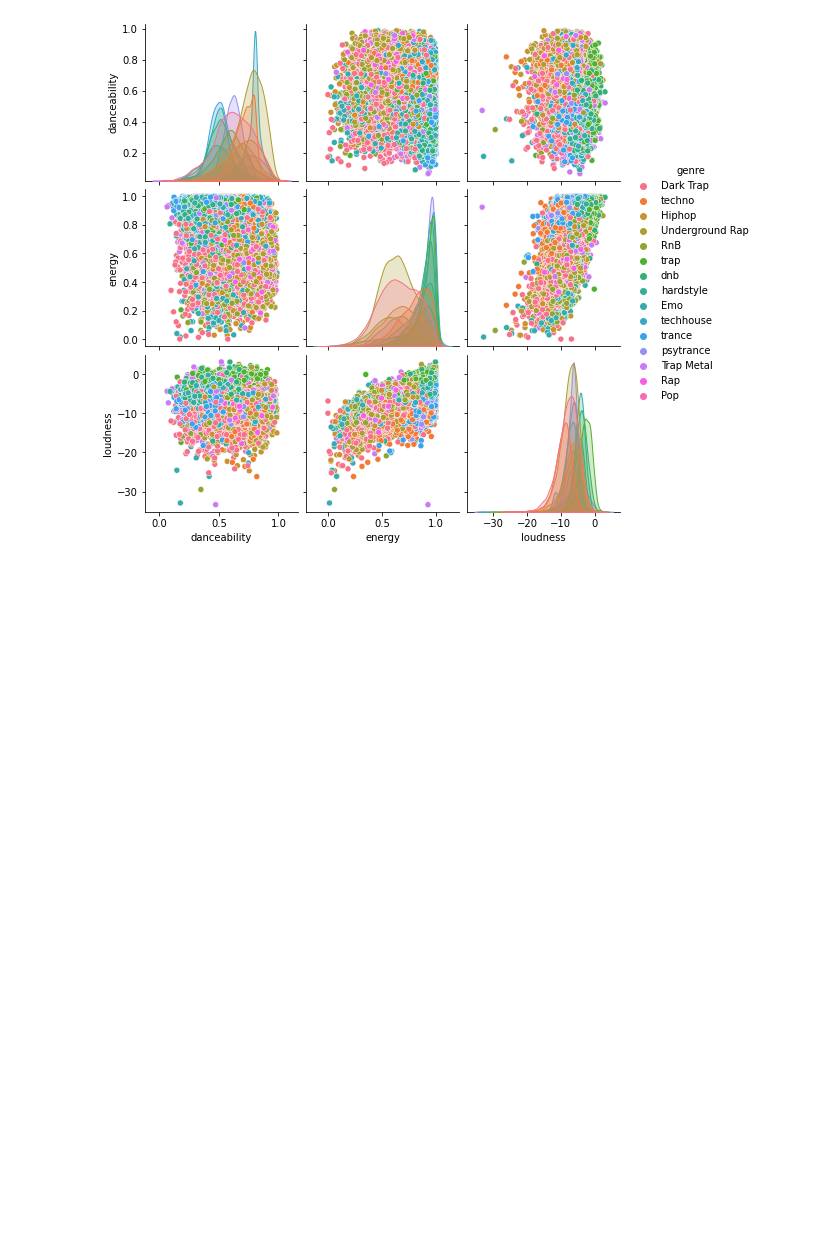
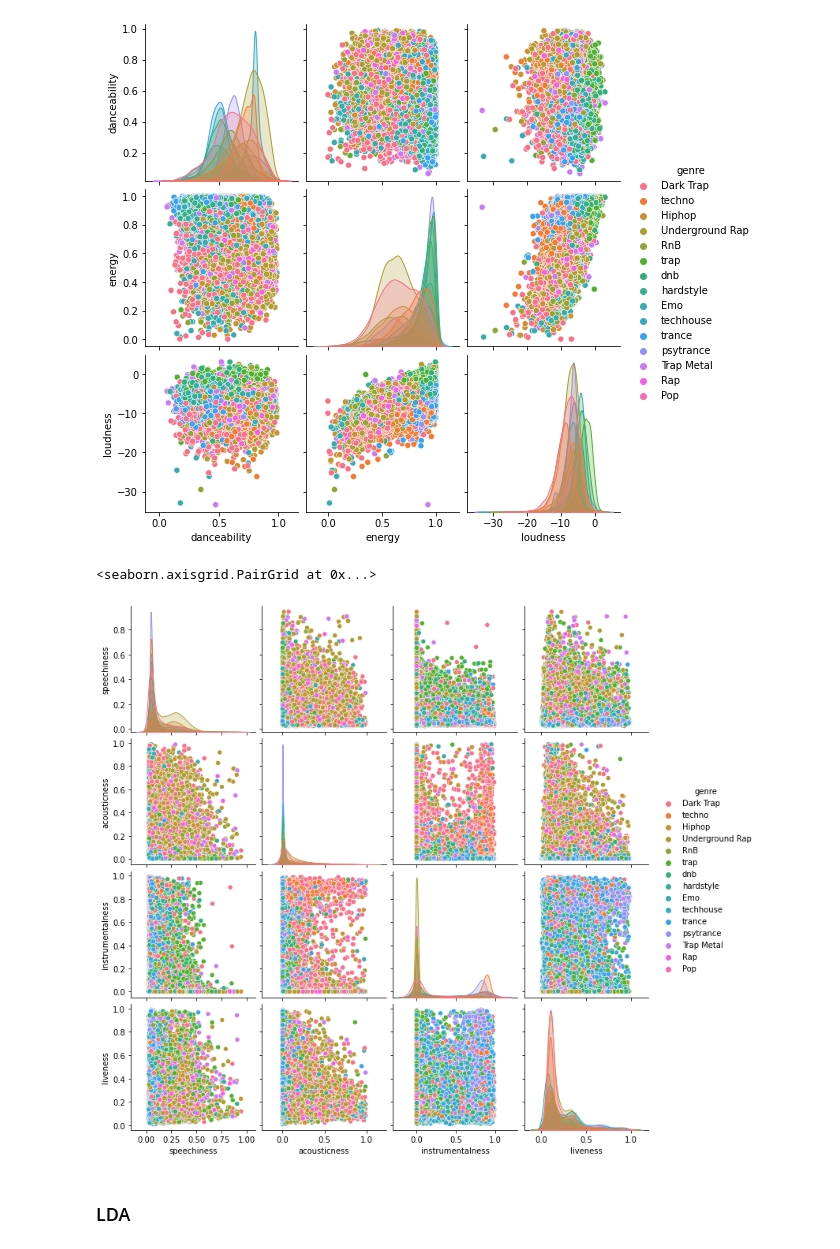
Before and after one commit to SYusupov/Spotify_Songs_Classification, a Jupyter notebook: exploring.ipynb, the cells around one changed output. Saved outputs shown, nothing was run; the diff lists cells and outputs as text; code cells hidden in the pictures; blank space fills up the shorter version.

```diff
--- a/exploring.ipynb
+++ b/exploring.ipynb
@@ -302,2 +306,11 @@ df = pd.read_csv("archive/genres_v3.csv")
+# %%
+key_dummies = pd.get_dummies(df.key, prefix="key")
+df = pd.concat([df, key_dummies], axis='columns')
+df = df.drop(['key'], axis='columns')
+
+dummies = pd.get_dummies(df.time_signature, prefix="signature")
+df = pd.concat([df, dummies], axis='columns')
+df = df.drop(['time_signature'], axis='columns')
+df.to_csv("archive/genres_dummyKey.csv")
 # %% [markdown]
 ## Classification into Genres
@@ -313,5 +333,11 @@ sns.pairplot(data=df[columns], hue='genre')
 # %% [output]
 <seaborn.axisgrid.PairGrid at 0x...>
 [figure]
+# %%
+columns = ['speechiness','acousticness', 'instrumentalness', 'liveness','genre']
+sns.pairplot(data=df[columns], hue='genre')
+# %% [output]
+<seaborn.axisgrid.PairGrid at 0x...>
+[figure, added]
 # %%
 df = df.loc[:, ~df.columns.str.contains('^Unnamed')]
@@ -321,0 +352,2 @@ X_train, X_test, y_train, y_test = train_test_split(X, y, test_size=0.2, random_
+# %% [markdown]
+### LDA
```
Also changed, not shown: parts of 24 cells of this notebook, 3 other files.
